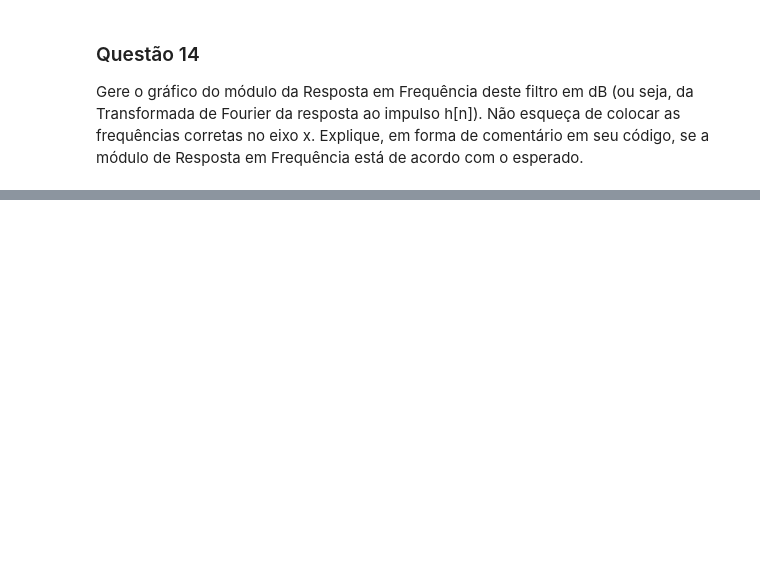
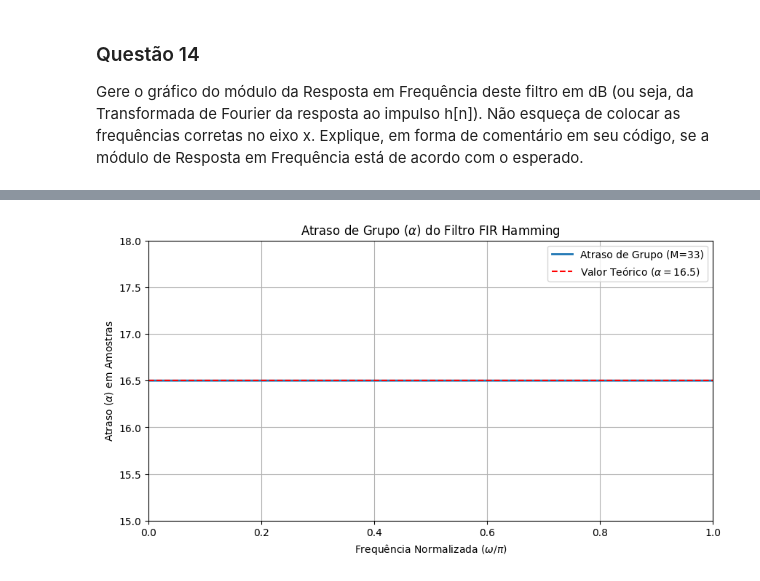
Before and after one commit to RyamLael/Processamento-digital-de-sinais, a Jupyter notebook: trabalho 01 - Filtros de Fase Linear e Janelamento.ipynb, the cells around one changed output, grey strips where cells are left out. Cells and saved outputs as stored; diff of their text form; code cells hidden in the pictures; blank space fills up the shorter version.

```diff
--- a/trabalho 01 - Filtros de Fase Linear e Janelamento.ipynb
+++ b/trabalho 01 - Filtros de Fase Linear e Janelamento.ipynb
@@ -772,0 +994,25 @@ módulo de Resposta em Frequência está de acordo com o esperado.
+# %%
+# Cálculando o atraso de grupo
+w_gd, gd = group_delay((h_n, 1), w=2048)
+
+# Normalizando o eixo de frequências
+omega_norm_gd = w_gd / np.pi
+
+# Gráfico do Atraso de Grupo
+plt.figure(figsize=(10, 5))
+plt.plot(omega_norm_gd, gd, linewidth=2, label=f'Atraso de Grupo (M={M})')
+plt.title(r"Atraso de Grupo ($\alpha$) do Filtro FIR Hamming")
+plt.xlabel(r"Frequência Normalizada ($\omega/\pi$)")
+plt.ylabel(r"Atraso ($\alpha$) em Amostras")
+
+# Linha de referência do atraso teórico
+alpha_teorico = M / 2
+plt.axhline(alpha_teorico, color='r', linestyle='--', label=f'Valor Teórico ($\\alpha = {alpha_teorico:.1f}$)')
+
+plt.xlim(0, 1)
+plt.ylim(15, 18)
+plt.legend()
+plt.grid(True)
+plt.show()
+# %% [output]
+[figure, added]
```
Also changed, not shown: parts of 28 cells of this notebook.
